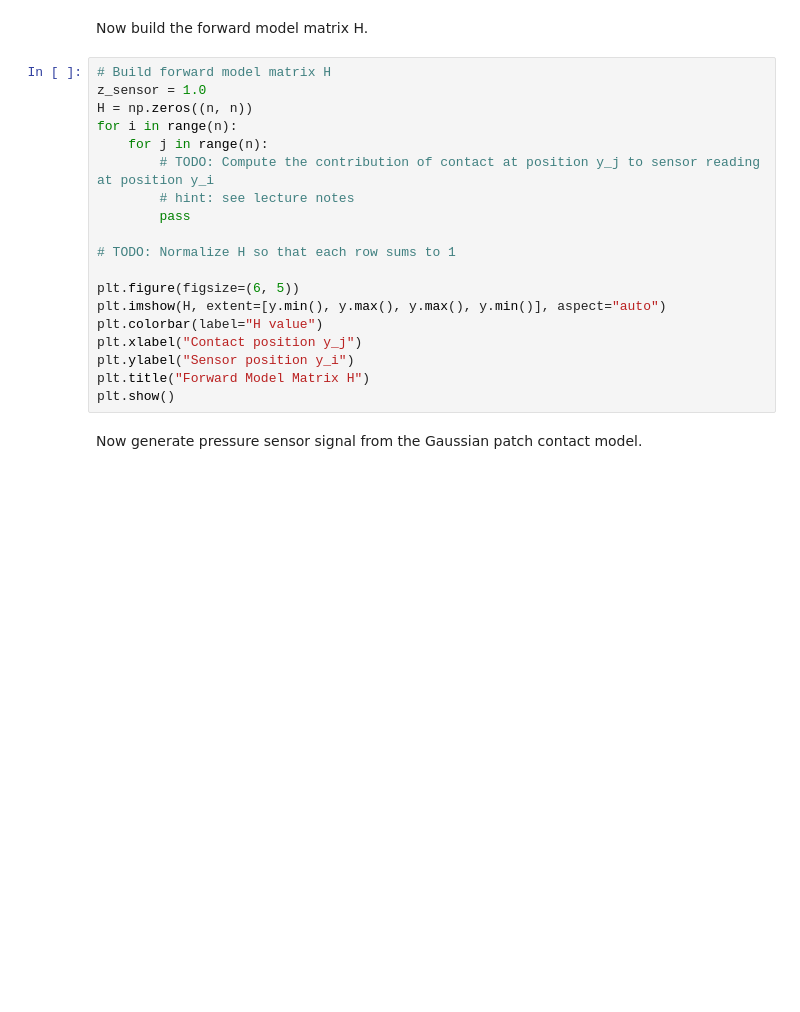
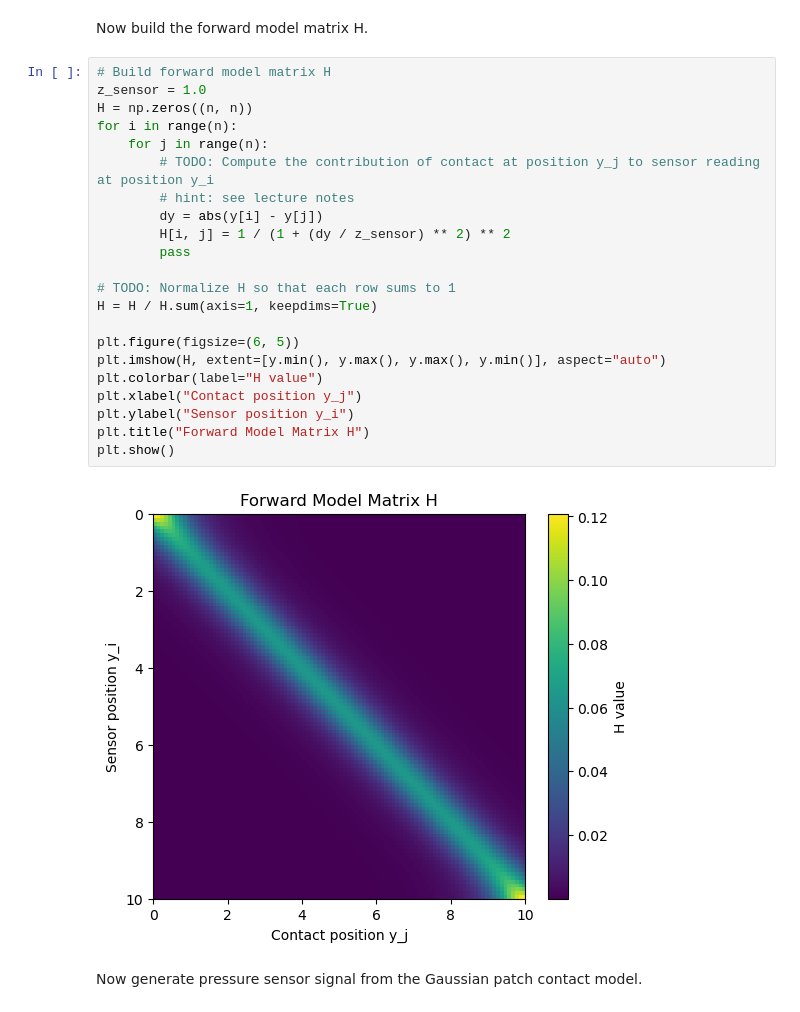
Before and after one commit to TUe-4TB00/tactile-sensing-not-graded-FloortjeStekelenburg, a Jupyter notebook: assignment.ipynb, the cells around one changed output. Drawn from its saved outputs; the diff is of its cells as text; blank space fills up the shorter version.

```diff
--- a/assignment.ipynb
+++ b/assignment.ipynb
@@ -52,22 +51,27 @@ Now build the forward model matrix H.
 # %%
 # Build forward model matrix H
 z_sensor = 1.0
 H = np.zeros((n, n))
 for i in range(n):
     for j in range(n):
         # TODO: Compute the contribution of contact at position y_j to sensor reading at position y_i
         # hint: see lecture notes
+        dy = abs(y[i] - y[j])
+        H[i, j] = 1 / (1 + (dy / z_sensor) ** 2) ** 2
         pass
 
 # TODO: Normalize H so that each row sums to 1
+H = H / H.sum(axis=1, keepdims=True)
 
 plt.figure(figsize=(6, 5))
 plt.imshow(H, extent=[y.min(), y.max(), y.max(), y.min()], aspect="auto")
 plt.colorbar(label="H value")
 plt.xlabel("Contact position y_j")
 plt.ylabel("Sensor position y_i")
 plt.title("Forward Model Matrix H")
 plt.show()
+# %% [output]
+[figure, added]
 # %% [markdown]
 Now generate pressure sensor signal from the Gaussian patch contact model.
 # %%
```
Also changed, not shown: parts of 4 cells of this notebook.
